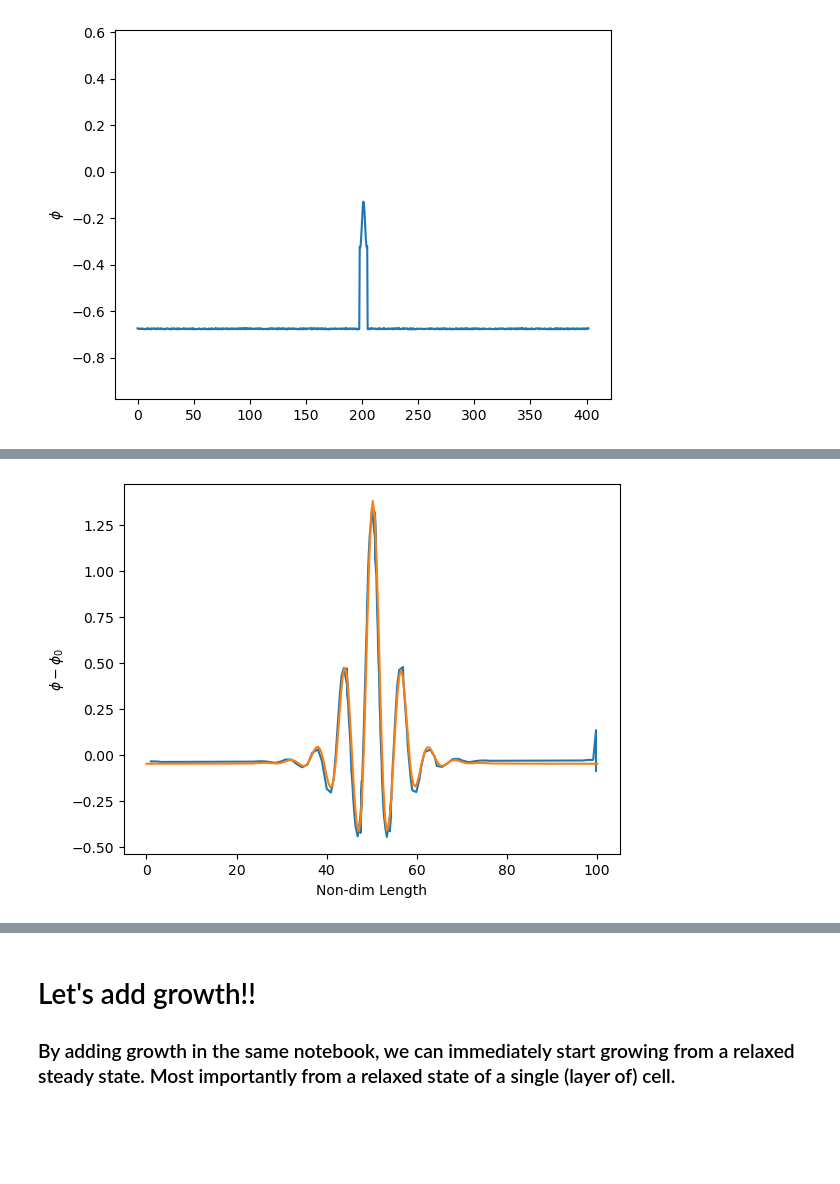
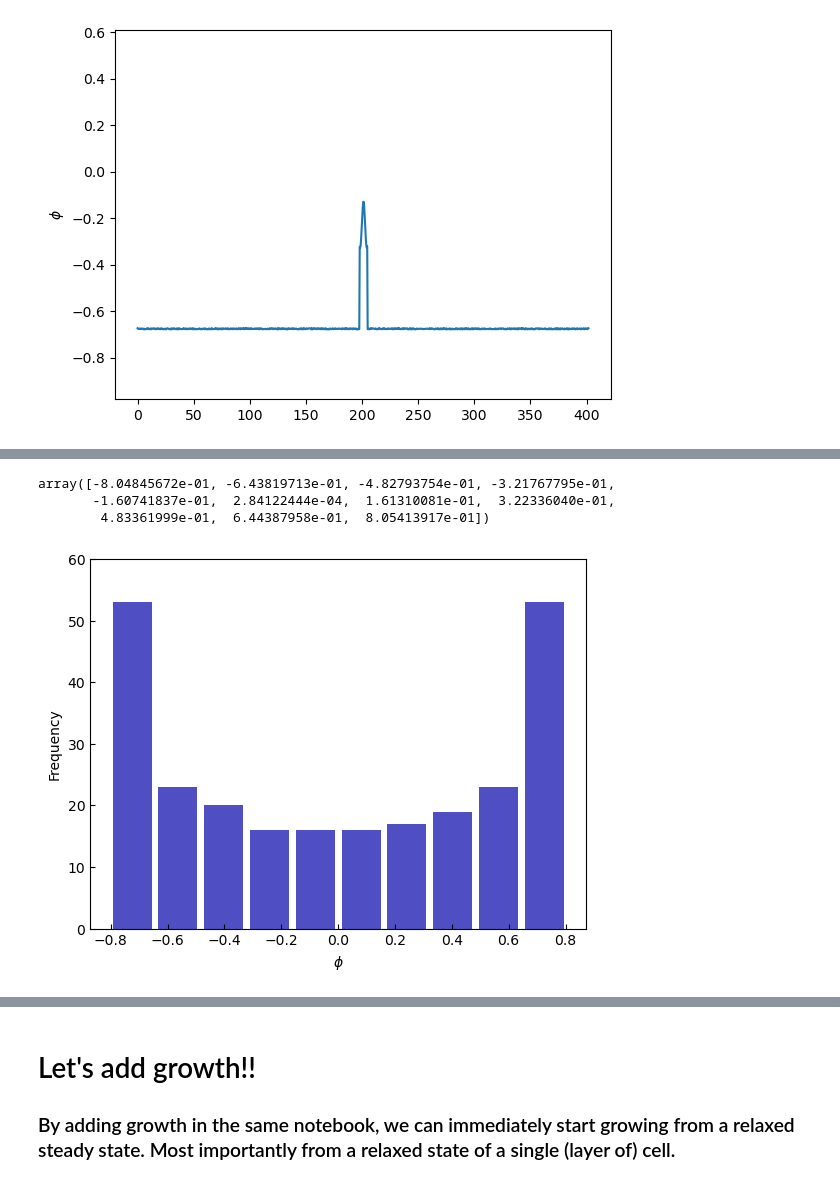
Before and after one commit to Twomac/pattern-formation-and-cellular-growth, a Jupyter notebook: Pystencils 1D Smectic Layering - 2D Special Case.ipynb, the cells around one changed output, grey strips where cells are left out. Drawn from its saved outputs; the diff is of its cells as text; code cells hidden in the pictures; blank space fills up the shorter version.

```diff
--- a/Pystencils 1D Smectic Layering - 2D Special Case.ipynb
+++ b/Pystencils 1D Smectic Layering - 2D Special Case.ipynb
@@ -294,26 +292,23 @@ Initialized avg phi: -0.667452909539028
-# %%
-filename = '-0.625 odd 1 tall peak'
-lit_data = np.loadtxt(r'Paper ' + filename + ' Dataset.txt')
-lit_data[:,0] = lit_data[:,0]*total_domain_length
-plt.plot(lit_data[:,0], lit_data[:,1])
-plt.plot(domain_points, c_arr-avg_phi)
-plt.xlabel('Non-dim Length')
-plt.ylabel(r'$\phi - \phi_0$')
-plt.savefig(r'Literature Comparisons\Compare ' + filename + '.jpg', dpi = 1200)
-# %% [output]
-[figure, old version]
 # %%
-hist, bin_edges = np.histogram(c_arrs[total_frames-1,:], bins=20)
+hist, bin_edges = np.histogram(c_arr, bins=10)
+bin_edges
+# %% [output]
+array([-8.04845672e-01, -6.43819713e-01, -4.82793754e-01, -3.21767795e-01,
+       -1.60741837e-01,  2.84122444e-04,  1.61310081e-01,  3.22336040e-01,
+        4.83361999e-01,  6.44387958e-01,  8.05413917e-01])
 # %%
 import matplotlib.pyplot as plt
 
 # An "interface" to matplotlib.axes.Axes.hist() method
-n, bins, patches = plt.hist(x=c_arr[2:-2,2], bins=20, color='#0504aa',
+n, bins, patches = plt.hist(x=c_arr, bins=10, color='#0504aa',
                             alpha=0.7, rwidth=0.85)
 plt.xlabel(r'$\phi$')
 plt.ylabel('Frequency')
 #plt.title('Phi Values in Mixed State')
 #plt.text(23, 45, r'$\mu=15, b=3$')
 maxfreq = n.max()
 # Set a clean upper y-axis limit.
 plt.ylim(ymax=np.ceil(maxfreq / 10) * 10 if maxfreq % 10 else maxfreq + 10)
+plt.tick_params(direction="in")
+# %% [output]
+[figure, added]
```
Also changed, not shown: parts of 17 cells of this notebook, 28 other files.
